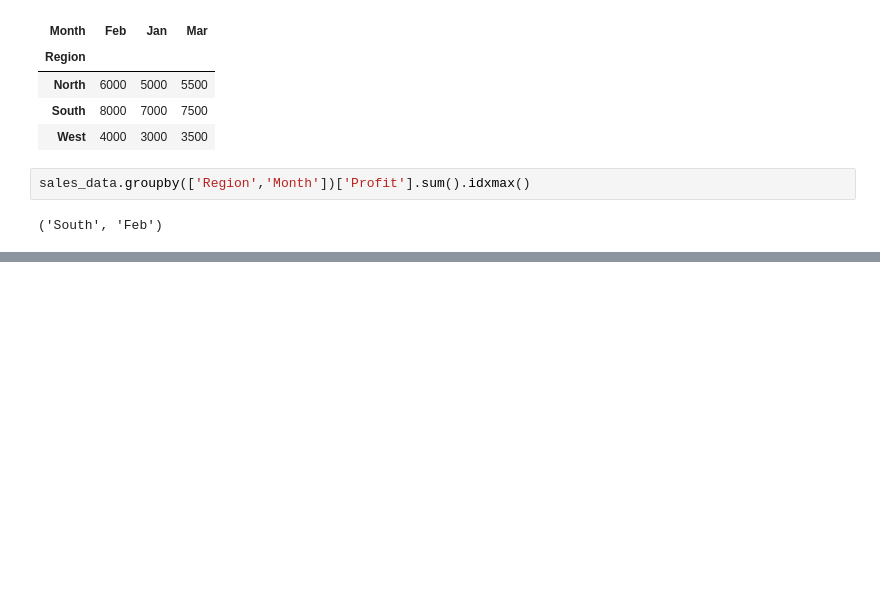
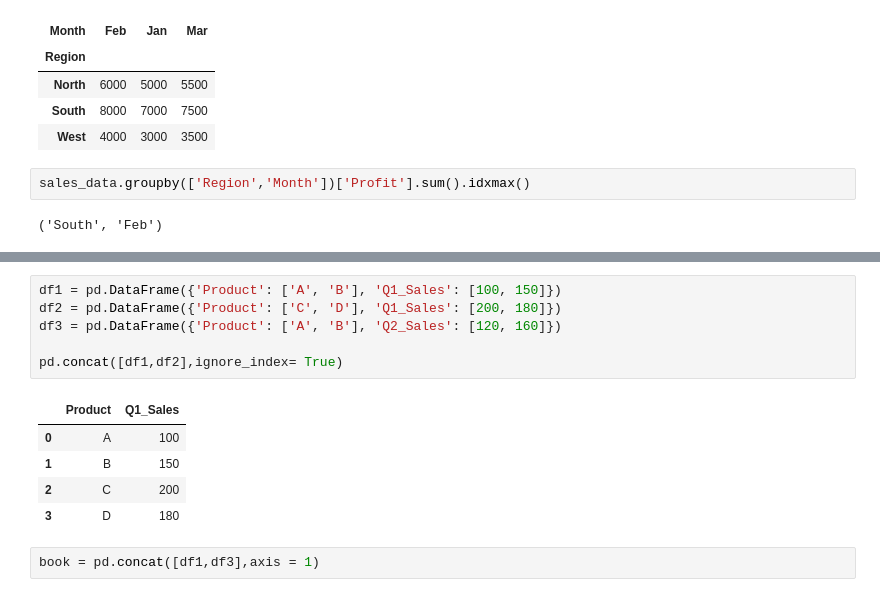
Before and after one commit to KEN-DATALABS/PROJECT-LIST, a Jupyter notebook: OneDrive/Documents/List Project/Project2.ipynb, the cells around one changed output, grey strips where cells are left out. Drawn from its saved outputs; the diff is of its cells as text; blank space fills up the shorter version.

```diff
--- a/OneDrive/Documents/List Project/Project2.ipynb
+++ b/OneDrive/Documents/List Project/Project2.ipynb
@@ -1071,0 +1073,14 @@ most_profitable = monthly_profit.idxmax(), monthly_profit.max()
+# %%
+df1 = pd.DataFrame({'Product': ['A', 'B'], 'Q1_Sales': [100, 150]})
+df2 = pd.DataFrame({'Product': ['C', 'D'], 'Q1_Sales': [200, 180]})
+df3 = pd.DataFrame({'Product': ['A', 'B'], 'Q2_Sales': [120, 160]})
+
+pd.concat([df1,df2],ignore_index= True)
+# %% [output]
+|  | Product | Q1_Sales |
+| 0 | A | 100 |
+| 1 | B | 150 |
+| 2 | C | 200 |
+| 3 | D | 180 |
+# %%
+book = pd.concat([df1,df3],axis = 1)
```
Also changed, not shown: parts of 4 cells of this notebook.
